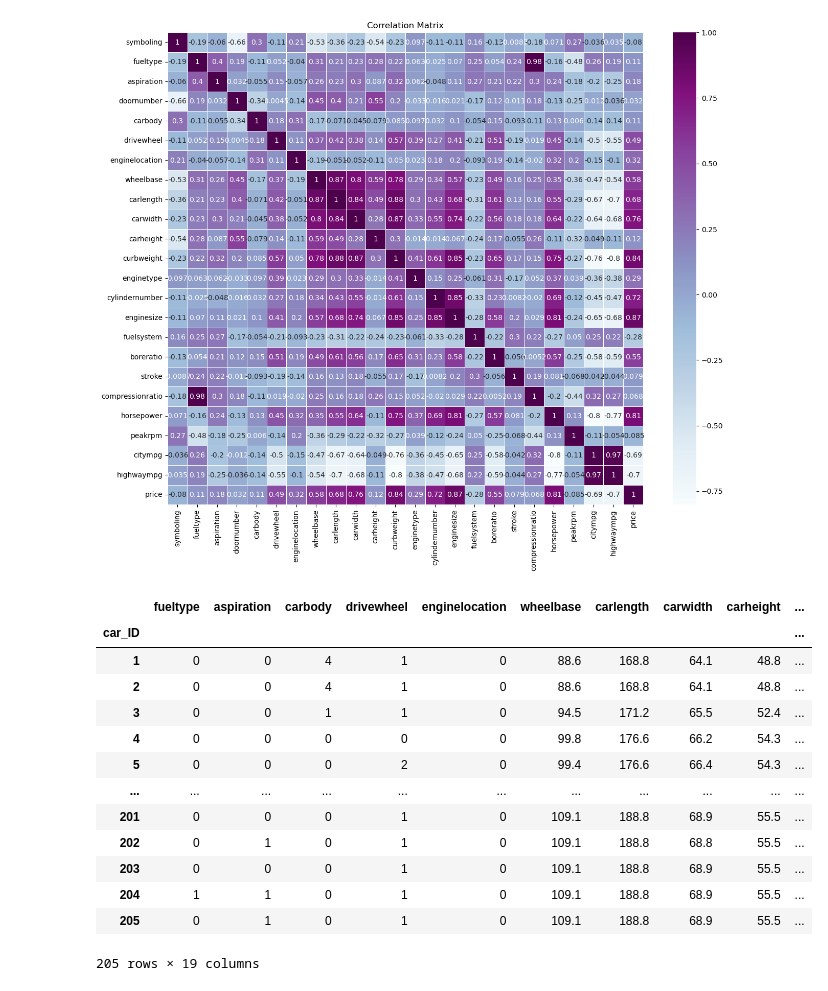
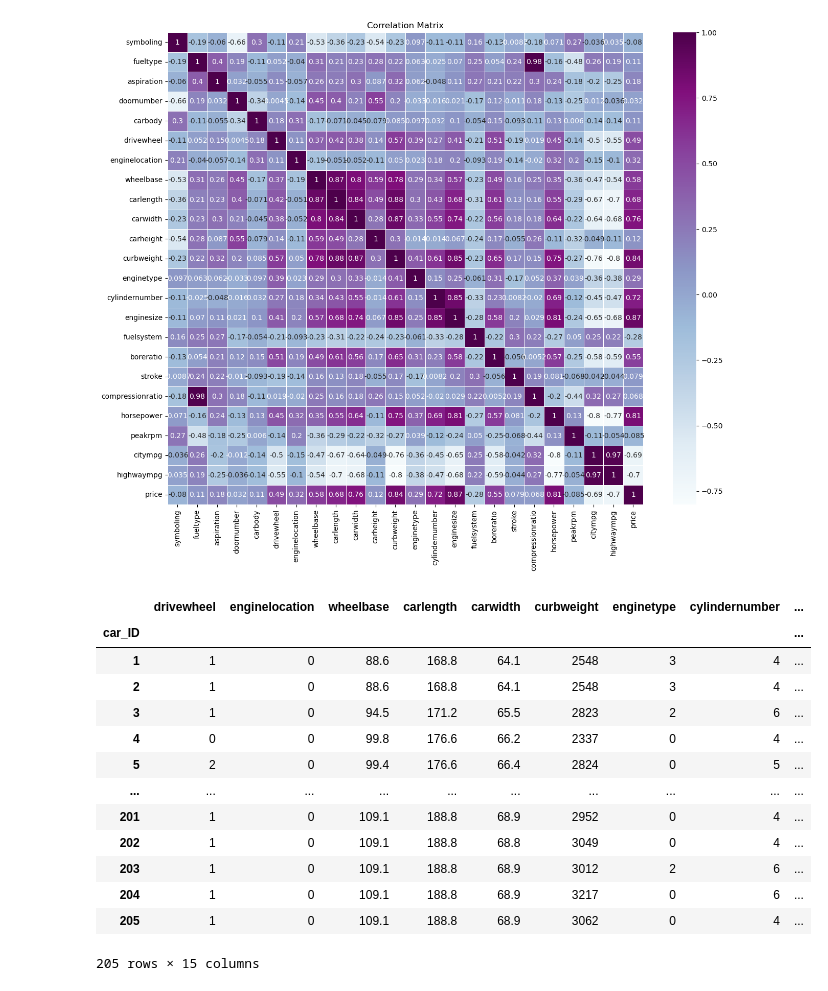
Before and after one commit to aravindshenoy13/car-price-regression, a Jupyter notebook: main.ipynb, the cells around one changed output. Cells and saved outputs as stored; diff of their text form; code cells hidden in the pictures.

```diff
--- a/main.ipynb
+++ b/main.ipynb
@@ -111,21 +132,24 @@ plt.show()
 # %% [output]
 [figure]
 # %%
-#Dropping all the columns that are in the range (-0.1,0.1)
-db=db.drop(['symboling', 'doornumber', 'stroke', 'compressionratio', 'peakrpm'],axis=1)
+#Dropping all the columns that are in the range (-0.15,0.15)
+db=db.drop(['symboling', 'doornumber', 'stroke', 'compressionratio', 'peakrpm','fueltype','carbody','carheight','aspiration'],axis=1)
 db
+# Note: Dropping only from range (-0.1,0.1) gave an adjusted R2 score of -.22 which suggests that the model is too complex
+# Removing fueltype,carbody,carheight improved the AR2 score to 0.5 and removal of aspiration leads to an AR2 score of 0.6
+# It is also noted that accuracy was not impacted in any way when removing these features
 # %% [output]
-|  | fueltype | aspiration | carbody | drivewheel | enginelocation | wheelbase | carlength | carwidth | carheight | ... |
-| car_ID |  |  |  |  |  |  |  |  |  | ... |
-| 1 | 0 | 0 | 4 | 1 | 0 | 88.6 | 168.8 | 64.1 | 48.8 | ... |
-| 2 | 0 | 0 | 4 | 1 | 0 | 88.6 | 168.8 | 64.1 | 48.8 | ... |
-| 3 | 0 | 0 | 1 | 1 | 0 | 94.5 | 171.2 | 65.5 | 52.4 | ... |
-| 4 | 0 | 0 | 0 | 0 | 0 | 99.8 | 176.6 | 66.2 | 54.3 | ... |
-| 5 | 0 | 0 | 0 | 2 | 0 | 99.4 | 176.6 | 66.4 | 54.3 | ... |
-| ... | ... | ... | ... | ... | ... | ... | ... | ... | ... | ... |
-| 201 | 0 | 0 | 0 | 1 | 0 | 109.1 | 188.8 | 68.9 | 55.5 | ... |
-| 202 | 0 | 1 | 0 | 1 | 0 | 109.1 | 188.8 | 68.8 | 55.5 | ... |
-| 203 | 0 | 0 | 0 | 1 | 0 | 109.1 | 188.8 | 68.9 | 55.5 | ... |
-| 204 | 1 | 1 | 0 | 1 | 0 | 109.1 | 188.8 | 68.9 | 55.5 | ... |
-| 205 | 0 | 1 | 0 | 1 | 0 | 109.1 | 188.8 | 68.9 | 55.5 | ... |
+|  | drivewheel | enginelocation | wheelbase | carlength | carwidth | curbweight | enginetype | cylindernumber | ... |
+| car_ID |  |  |  |  |  |  |  |  | ... |
+| 1 | 1 | 0 | 88.6 | 168.8 | 64.1 | 2548 | 3 | 4 | ... |
+| 2 | 1 | 0 | 88.6 | 168.8 | 64.1 | 2548 | 3 | 4 | ... |
+| 3 | 1 | 0 | 94.5 | 171.2 | 65.5 | 2823 | 2 | 6 | ... |
+| 4 | 0 | 0 | 99.8 | 176.6 | 66.2 | 2337 | 0 | 4 | ... |
+| 5 | 2 | 0 | 99.4 | 176.6 | 66.4 | 2824 | 0 | 5 | ... |
+| ... | ... | ... | ... | ... | ... | ... | ... | ... | ... |
+| 201 | 1 | 0 | 109.1 | 188.8 | 68.9 | 2952 | 0 | 4 | ... |
+| 202 | 1 | 0 | 109.1 | 188.8 | 68.8 | 3049 | 0 | 4 | ... |
+| 203 | 1 | 0 | 109.1 | 188.8 | 68.9 | 3012 | 2 | 6 | ... |
+| 204 | 1 | 0 | 109.1 | 188.8 | 68.9 | 3217 | 0 | 6 | ... |
+| 205 | 1 | 0 | 109.1 | 188.8 | 68.9 | 3062 | 0 | 4 | ... |
-205 rows × 19 columns
+205 rows × 15 columns
```
Also changed, not shown: parts of 4 cells of this notebook.
